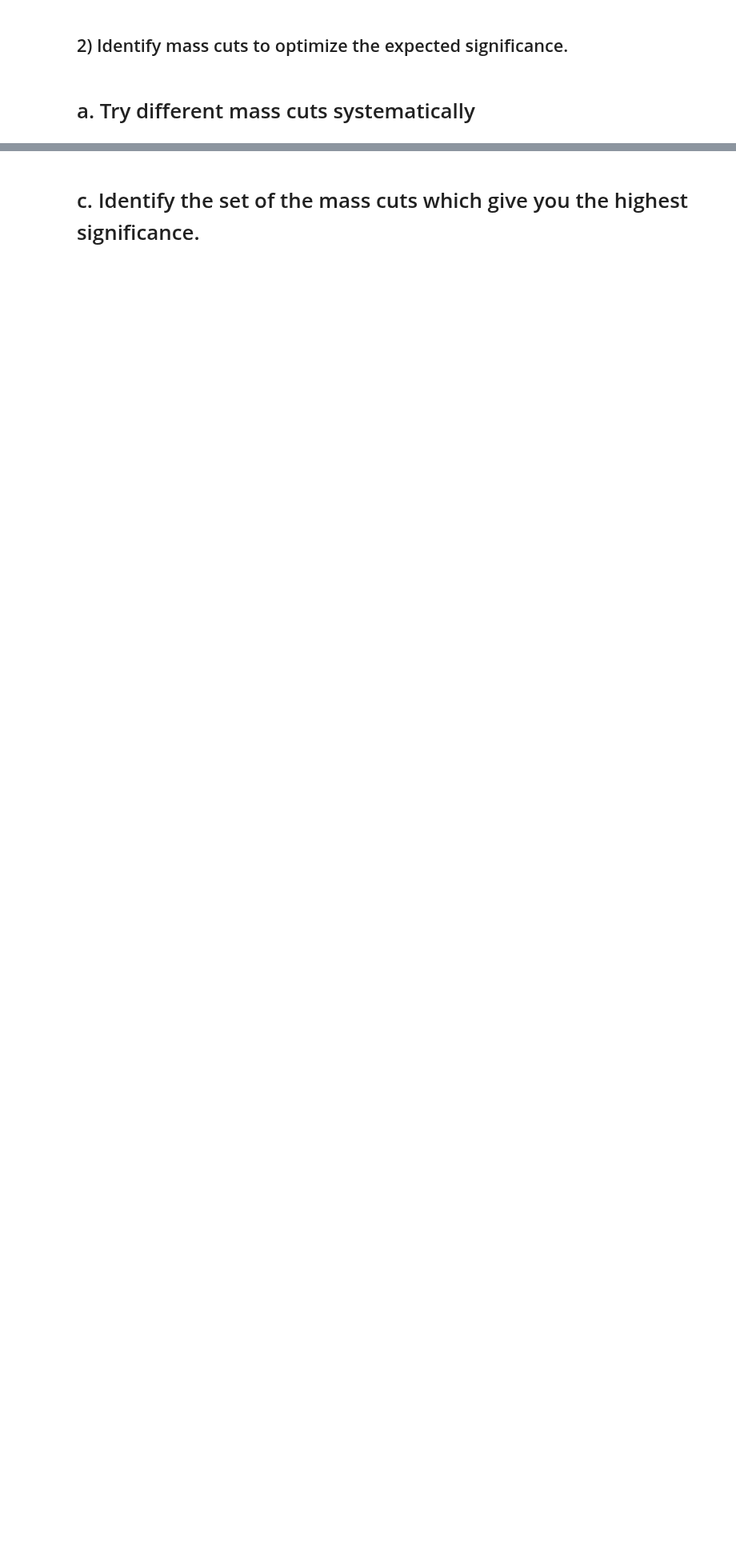
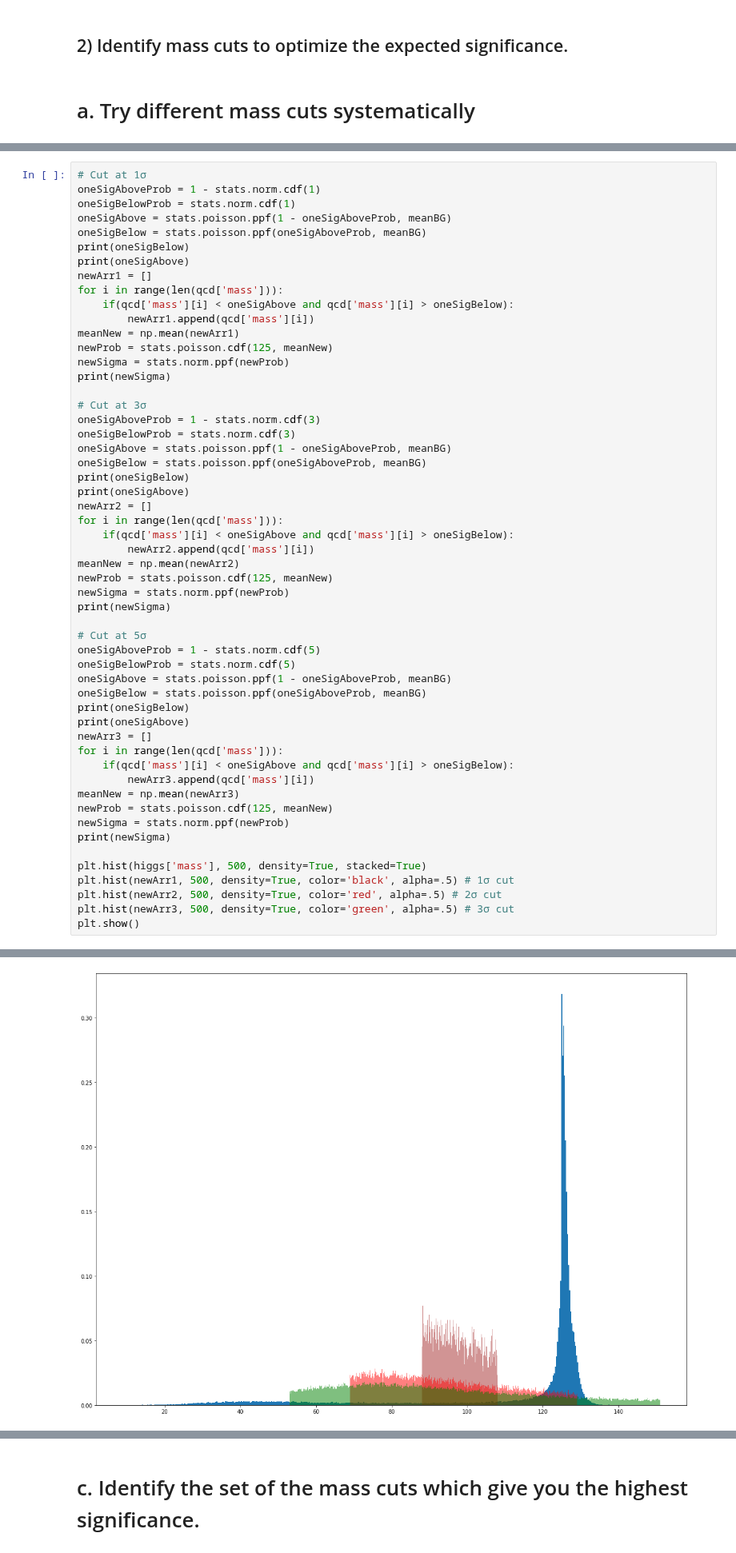
Before and after one commit to elocj/PHYS434, a Jupyter notebook: lab7/lab7.ipynb, the cells around one changed output, grey strips where cells are left out. Shown at 80% size. Cells and saved outputs as stored; diff of their text form; blank space fills up the shorter version.

```diff
--- a/lab7/lab7.ipynb
+++ b/lab7/lab7.ipynb
@@ -29,0 +143,55 @@ print(higgs.keys())
+# %%
+# Cut at 1σ
+oneSigAboveProb = 1 - stats.norm.cdf(1)
+oneSigBelowProb = stats.norm.cdf(1)
+oneSigAbove = stats.poisson.ppf(1 - oneSigAboveProb, meanBG)
+oneSigBelow = stats.poisson.ppf(oneSigAboveProb, meanBG)
+print(oneSigBelow)
+print(oneSigAbove)
+newArr1 = []
+for i in range(len(qcd['mass'])):
+    if(qcd['mass'][i] < oneSigAbove and qcd['mass'][i] > oneSigBelow):
+        newArr1.append(qcd['mass'][i])
+meanNew = np.mean(newArr1)
+newProb = stats.poisson.cdf(125, meanNew)
+newSigma = stats.norm.ppf(newProb)
+print(newSigma)
+
+# Cut at 3σ
+oneSigAboveProb = 1 - stats.norm.cdf(3)
+oneSigBelowProb = stats.norm.cdf(3)
+oneSigAbove = stats.poisson.ppf(1 - oneSigAboveProb, meanBG)
+oneSigBelow = stats.poisson.ppf(oneSigAboveProb, meanBG)
+print(oneSigBelow)
+print(oneSigAbove)
+newArr2 = []
+for i in range(len(qcd['mass'])):
+    if(qcd['mass'][i] < oneSigAbove and qcd['mass'][i] > oneSigBelow):
+        newArr2.append(qcd['mass'][i])
+meanNew = np.mean(newArr2)
+newProb = stats.poisson.cdf(125, meanNew)
+newSigma = stats.norm.ppf(newProb)
+print(newSigma)
+
+# Cut at 5σ
+oneSigAboveProb = 1 - stats.norm.cdf(5)
+oneSigBelowProb = stats.norm.cdf(5)
+oneSigAbove = stats.poisson.ppf(1 - oneSigAboveProb, meanBG)
+oneSigBelow = stats.poisson.ppf(oneSigAboveProb, meanBG)
+print(oneSigBelow)
+print(oneSigAbove)
+newArr3 = []
+for i in range(len(qcd['mass'])):
+    if(qcd['mass'][i] < oneSigAbove and qcd['mass'][i] > oneSigBelow):
+        newArr3.append(qcd['mass'][i])
+meanNew = np.mean(newArr3)
+newProb = stats.poisson.cdf(125, meanNew)
+newSigma = stats.norm.ppf(newProb)
+print(newSigma)
+
+plt.hist(higgs['mass'], 500, density=True, stacked=True)
+plt.hist(newArr1, 500, density=True, color='black', alpha=.5) # 1σ cut
+plt.hist(newArr2, 500, density=True, color='red', alpha=.5) # 2σ cut
+plt.hist(newArr3, 500, density=True, color='green', alpha=.5) # 3σ cut
+plt.show()
+# %% [output]
@@ -30 +208,2 @@ print(higgs.keys())
+[figure, added]
 # %% [markdown]
```
Also changed, not shown: parts of 9 cells of this notebook.
